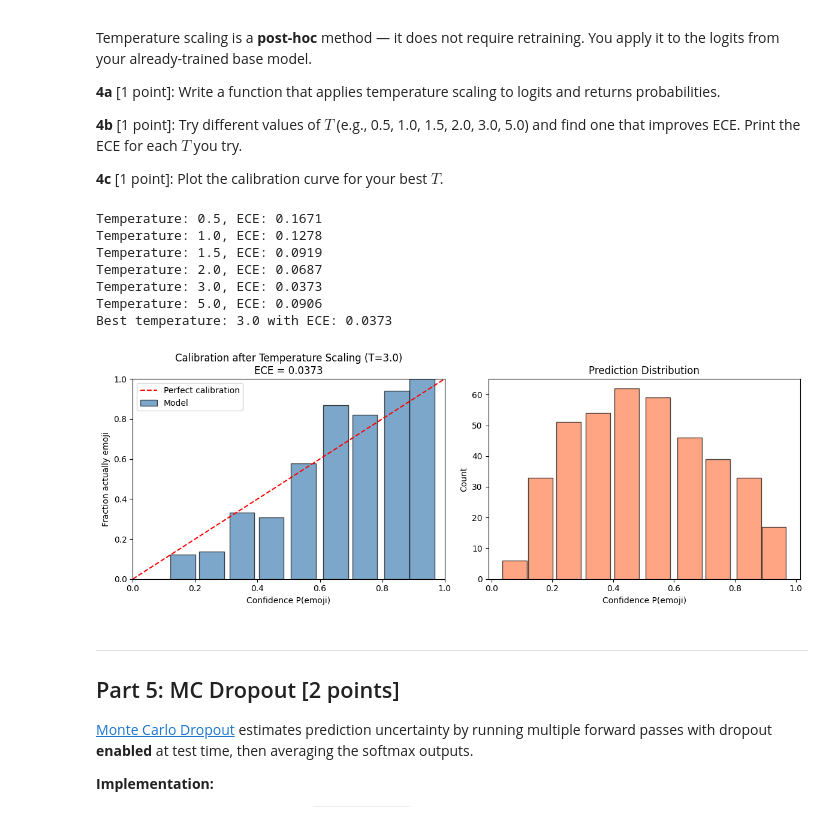
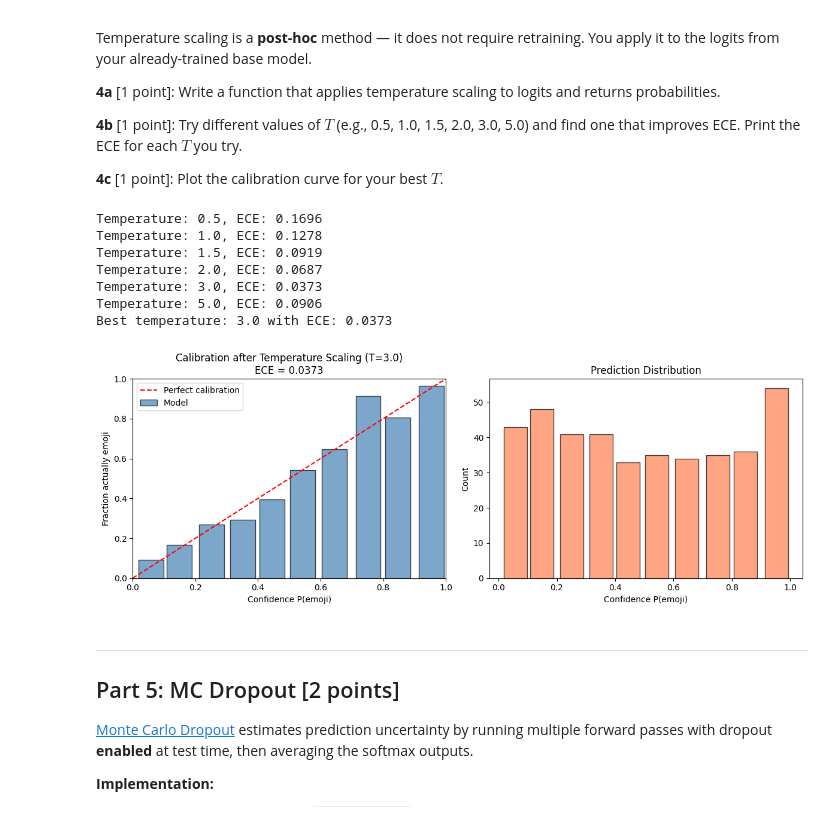
Before and after one commit to Vedant2100/s26, a Jupyter notebook: CS_229/hw2/hw2.ipynb, the cells around one changed output. Cells and saved outputs as stored; diff of their text form; code cells hidden in the pictures.

```diff
--- a/CS_229/hw2/hw2.ipynb
+++ b/CS_229/hw2/hw2.ipynb
@@ -230,6 +229,7 @@ def compute_calibration(confidences, labels, n_bins=10):
         bin_counts: (n_bins,) number of predictions per bin
         ece: scalar expected calibration error
     """
+    labels = labels.to(confidences.device)
     # TODO [2 points]: Implement calibration binning and ECE computation
     # Hint: use torch.linspace(0, 1, n_bins + 1) for bin boundaries
     # For each bin, find predictions with confidence in that range,
@@ -371,7 +371,8 @@ for epoch in range(1, n_epochs + 1):
         with torch.no_grad():
             test_outputs = model(test_features.to(device))
             test_preds = test_outputs.argmax(dim=1)
-            test_acc = (test_preds.cpu() == test_labels).float().mean().item()
+            test_labels_dev = test_labels.to(test_preds.device)
+            test_acc = (test_preds == test_labels_dev).float().mean().item()
         print(f'Epoch {epoch}/{n_epochs} - Loss: {avg_loss:.4f} - Test Accuracy: {test_acc:.4f}')
 # %% [output]
 Epoch 5/20 - Loss: 0.2900 - Test Accuracy: 0.7725
@@ -407,10 +408,10 @@ with torch.no_grad():
     test_logits = model(test_features.to(device))
     test_probs = F.softmax(test_logits, dim=1)
     confidences = test_probs[:, 1]  # Probability of emoji class
-    test_labels = test_labels.to(device)
-    bin_confidences, bin_accuracies, bin_counts, ece = compute_calibration(confidences, test_labels)
+    test_labels_dev = test_labels.to(device)
+    bin_confidences, bin_accuracies, bin_counts, ece = compute_calibration(confidences, test_labels_dev)
     plot_calibration(bin_confidences, bin_accuracies, bin_counts, ece, title='ECE')
-    test_acc = (test_probs.argmax(dim=1) == test_labels).float().mean().item()
+    test_acc = (test_probs.argmax(dim=1) == test_labels_dev).float().mean().item()
     print(f'Test Accuracy: {test_acc:.4f}, ECE: {ece:.4f}')
 # %% [output]
 [figure]
@@ -509,7 +515,7 @@ for T in T_values:
         best_bin_counts = bin_counts
 print(f'Best temperature: {best_T:.1f} with ECE: {best_ece_t:.4f}')
 # %% [output]
-Temperature: 0.5, ECE: 0.1671
+Temperature: 0.5, ECE: 0.1696
 Temperature: 1.0, ECE: 0.1278
 Temperature: 1.5, ECE: 0.0919
 Temperature: 2.0, ECE: 0.0687
@@ -519,9 +525,10 @@ Best temperature: 3.0 with ECE: 0.0373
 # %%
 # TODO 4c [1 point]: Plot calibration curve with your best T
 # Use plot_calibration with an appropriate title
-plot_calibration(bin_confidences, bin_accuracies, bin_counts, best_ece_t, title=f'Calibration after Temperature Scaling (T={best_T:.1f})')
+plot_calibration(best_bin_confidences,best_bin_accuracies,best_bin_counts,best_ece_t, title=f'Calibration after Temperature Scaling (T={best_T:.1f})'
+)
 # %% [output]
-[figure, old version]
+[figure, new version]
 # %% [markdown]
 ---
 
```
Also changed, not shown: parts of 6 cells of this notebook.
